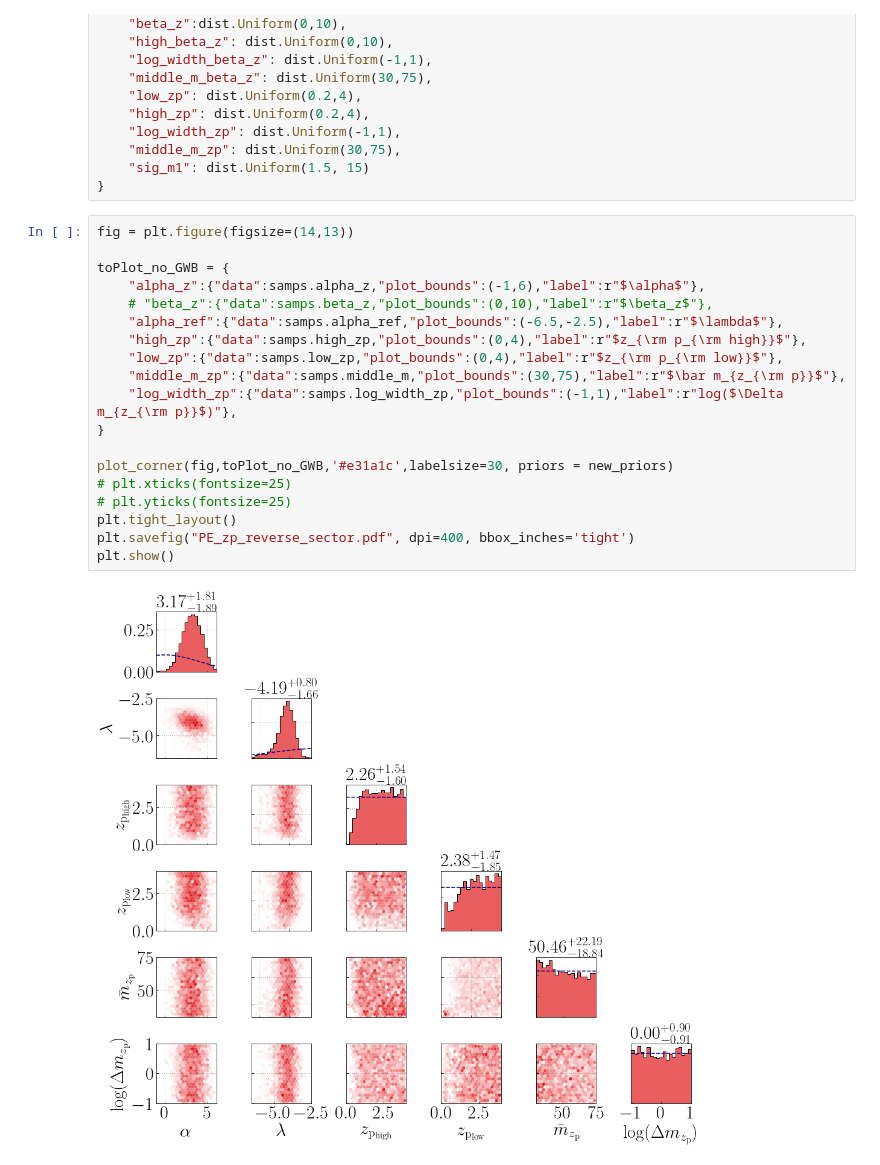
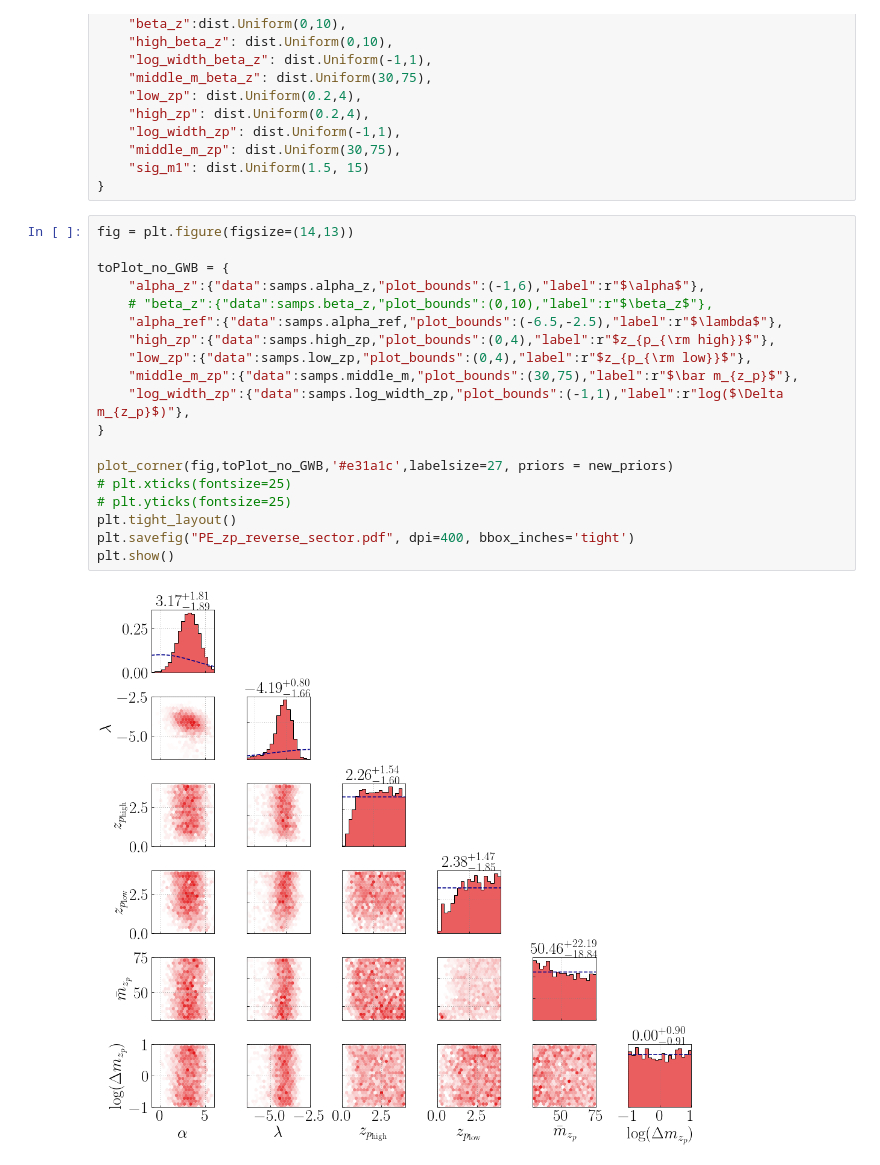
Before and after one commit to maxlalleman/bbh_mass_distribution_redshift_variation_inference, a Jupyter notebook: figures/PE_zp_reverse_sector.ipynb, the cells around one changed output. Saved outputs shown, nothing was run; the diff lists cells and outputs as text.

```diff
--- a/figures/PE_zp_reverse_sector.ipynb
+++ b/figures/PE_zp_reverse_sector.ipynb
@@ -35,21 +35,21 @@ new_priors = {
 # %%
 fig = plt.figure(figsize=(14,13))
 
 toPlot_no_GWB = {
     "alpha_z":{"data":samps.alpha_z,"plot_bounds":(-1,6),"label":r"$\alpha$"},
     # "beta_z":{"data":samps.beta_z,"plot_bounds":(0,10),"label":r"$\beta_z$"},
     "alpha_ref":{"data":samps.alpha_ref,"plot_bounds":(-6.5,-2.5),"label":r"$\lambda$"},
-    "high_zp":{"data":samps.high_zp,"plot_bounds":(0,4),"label":r"$z_{\rm p_{\rm high}}$"},
-    "low_zp":{"data":samps.low_zp,"plot_bounds":(0,4),"label":r"$z_{\rm p_{\rm low}}$"},
-    "middle_m_zp":{"data":samps.middle_m,"plot_bounds":(30,75),"label":r"$\bar m_{z_{\rm p}}$"},
-    "log_width_zp":{"data":samps.log_width_zp,"plot_bounds":(-1,1),"label":r"log($\Delta m_{z_{\rm p}}$)"},
+    "high_zp":{"data":samps.high_zp,"plot_bounds":(0,4),"label":r"$z_{p_{\rm high}}$"},
+    "low_zp":{"data":samps.low_zp,"plot_bounds":(0,4),"label":r"$z_{p_{\rm low}}$"},
+    "middle_m_zp":{"data":samps.middle_m,"plot_bounds":(30,75),"label":r"$\bar m_{z_p}$"},
+    "log_width_zp":{"data":samps.log_width_zp,"plot_bounds":(-1,1),"label":r"log($\Delta m_{z_p}$)"},
 }
 
-plot_corner(fig,toPlot_no_GWB,'#e31a1c',labelsize=30, priors = new_priors)
+plot_corner(fig,toPlot_no_GWB,'#e31a1c',labelsize=27, priors = new_priors)
 # plt.xticks(fontsize=25)
 # plt.yticks(fontsize=25)
 plt.tight_layout()
 plt.savefig("PE_zp_reverse_sector.pdf", dpi=400, bbox_inches='tight')
 plt.show()
 # %% [output]
-[figure, old version]
+[figure, new version]
```
Also changed, not shown: 6 other files.
